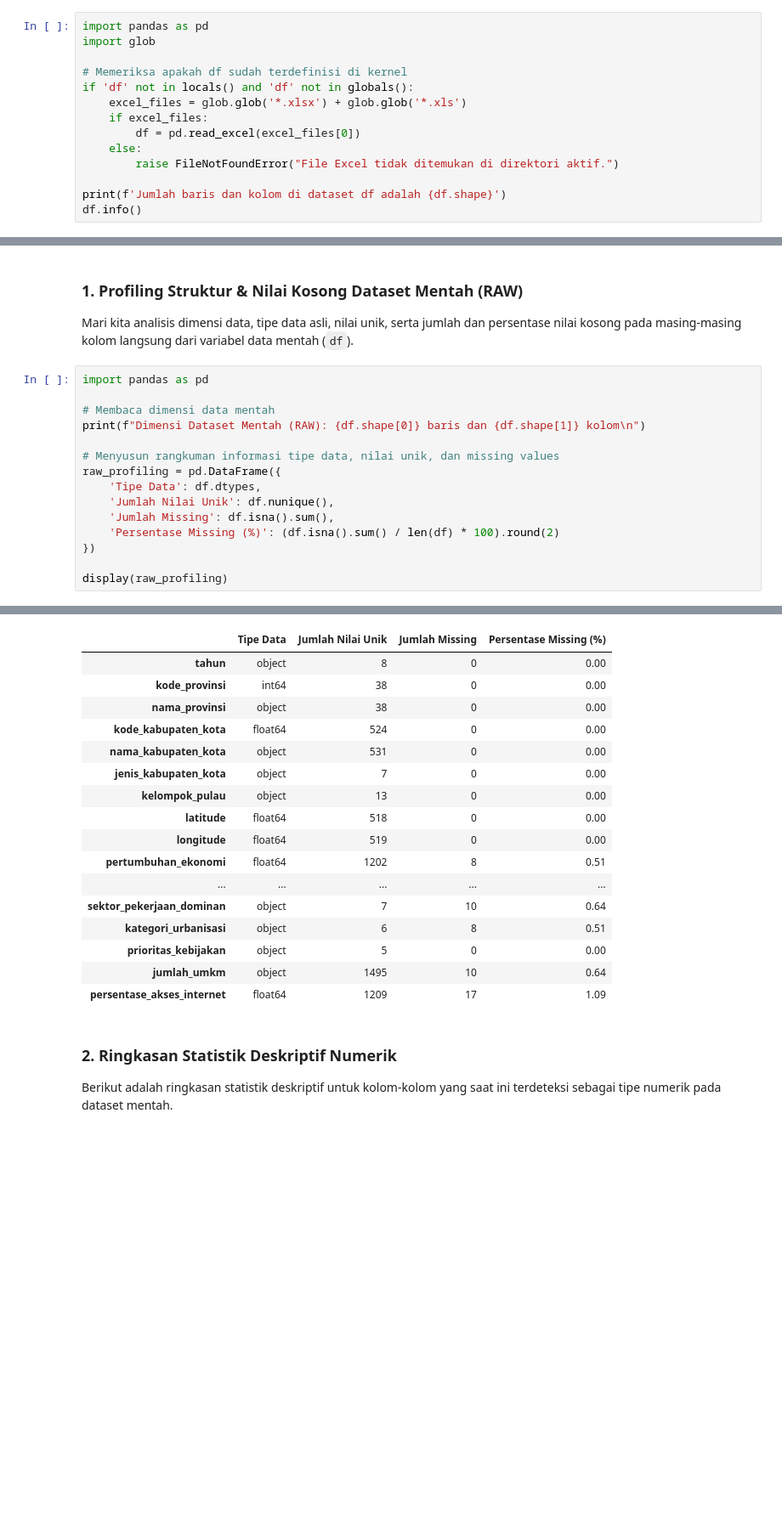
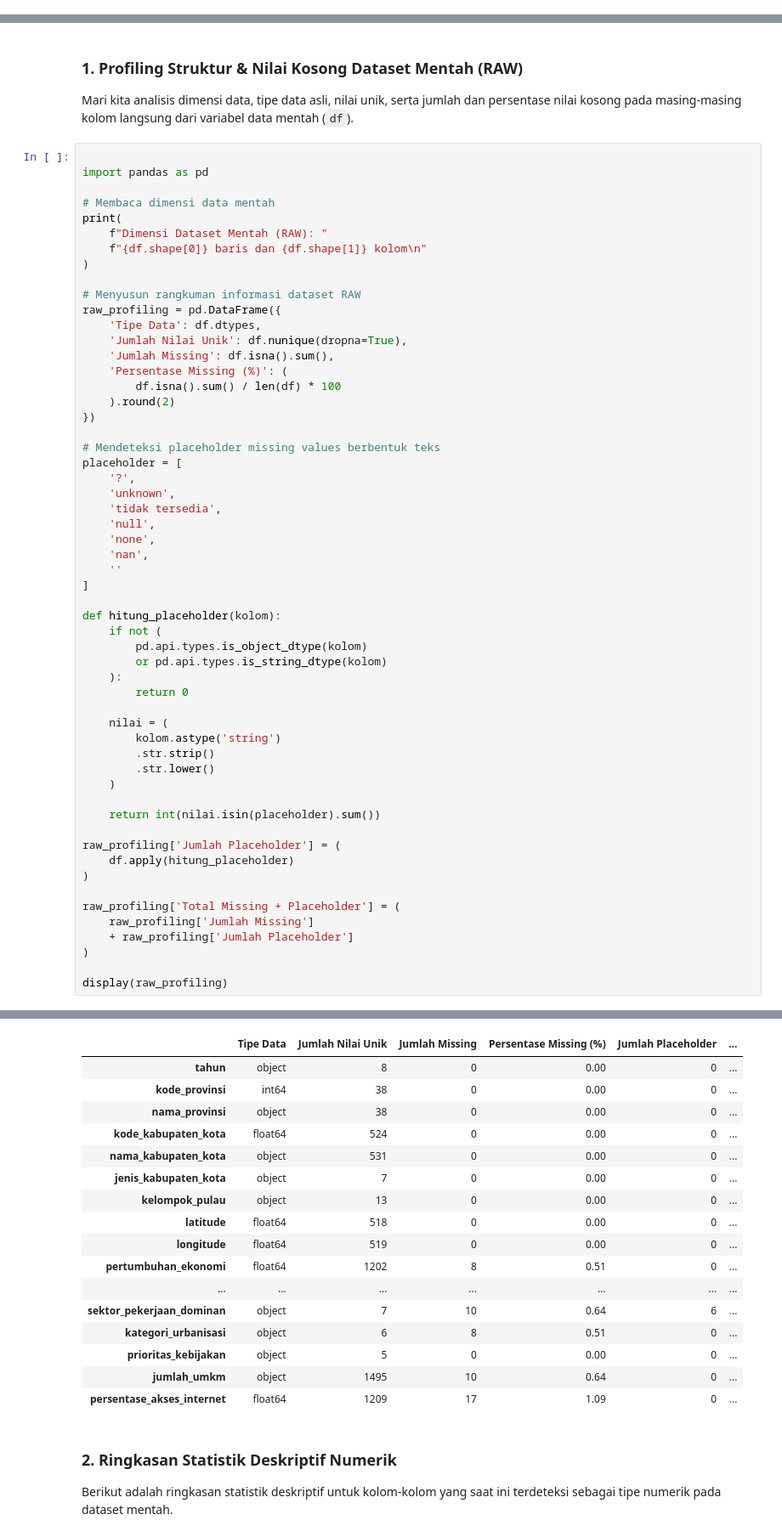
Before and after one commit to evafachria/SDG-Data-Clean-And-Feature-Engineering, a Jupyter notebook: Untitled20.ipynb, the cells around one changed output, grey strips where cells are left out. Shown at 85% size. Cells and saved outputs as stored; diff of their text form; blank space fills up the shorter version.

```diff
--- a/Untitled20.ipynb
+++ b/Untitled20.ipynb
@@ -160,17 +206,3 @@ Sebelum melakukan analisis terhadap indikator SDG 8, kita perlu memahami karakte
 Mengingat dataset yang digunakan mencakup 514 kabupaten/kota selama periode 2023–2025, kita perlu memastikan bahwa data memiliki kualitas dan konsistensi yang baik. Setiap anomali yang ditemukan akan ditelusuri dan ditangani pada tahap *Data Cleaning*, dengan mempertimbangkan aspek statistik, karakteristik indikator, dan *domain knowledge*.
 
 Pertama, mari kita lihat informasi umum dari **RAW dataset**.
-# %%
-import pandas as pd
-import glob
-
-# Memeriksa apakah df sudah terdefinisi di kernel
-if 'df' not in locals() and 'df' not in globals():
-    excel_files = glob.glob('*.xlsx') + glob.glob('*.xls')
-    if excel_files:
-        df = pd.read_excel(excel_files[0])
-    else:
-        raise FileNotFoundError("File Excel tidak ditemukan di direktori aktif.")
-
-print(f'Jumlah baris dan kolom di dataset df adalah {df.shape}')
-df.info()
@@ -196,39 +259,80 @@ memory usage: 378.9+ KB
 ### 1. Profiling Struktur & Nilai Kosong Dataset Mentah (RAW)
 Mari kita analisis dimensi data, tipe data asli, nilai unik, serta jumlah dan persentase nilai kosong pada masing-masing kolom langsung dari variabel data mentah (`df`).
 # %%
+
 import pandas as pd
 
 # Membaca dimensi data mentah
-print(f"Dimensi Dataset Mentah (RAW): {df.shape[0]} baris dan {df.shape[1]} kolom\n")
+print(
+    f"Dimensi Dataset Mentah (RAW): "
+    f"{df.shape[0]} baris dan {df.shape[1]} kolom\n"
+)
 
-# Menyusun rangkuman informasi tipe data, nilai unik, dan missing values
+# Menyusun rangkuman informasi dataset RAW
 raw_profiling = pd.DataFrame({
     'Tipe Data': df.dtypes,
-    'Jumlah Nilai Unik': df.nunique(),
+    'Jumlah Nilai Unik': df.nunique(dropna=True),
     'Jumlah Missing': df.isna().sum(),
-    'Persentase Missing (%)': (df.isna().sum() / len(df) * 100).round(2)
+    'Persentase Missing (%)': (
+        df.isna().sum() / len(df) * 100
+    ).round(2)
 })
 
+# Mendeteksi placeholder missing values berbentuk teks
+placeholder = [
+    '?',
+    'unknown',
+    'tidak tersedia',
+    'null',
+    'none',
+    'nan',
+    ''
+]
+
+def hitung_placeholder(kolom):
+    if not (
+        pd.api.types.is_object_dtype(kolom)
+        or pd.api.types.is_string_dtype(kolom)
+    ):
+        return 0
+
+    nilai = (
+        kolom.astype('string')
+        .str.strip()
+        .str.lower()
+    )
+
+    return int(nilai.isin(placeholder).sum())
+
+raw_profiling['Jumlah Placeholder'] = (
+    df.apply(hitung_placeholder)
+)
+
+raw_profiling['Total Missing + Placeholder'] = (
+    raw_profiling['Jumlah Missing']
+    + raw_profiling['Jumlah Placeholder']
+)
+
 display(raw_profiling)
 # %% [output]
 Dimensi Dataset Mentah (RAW): 1564 baris dan 31 kolom
-|  | Tipe Data | Jumlah Nilai Unik | Jumlah Missing | Persentase Missing (%) |
-| tahun | object | 8 | 0 | 0.00 |
-| kode_provinsi | int64 | 38 | 0 | 0.00 |
-| nama_provinsi | object | 38 | 0 | 0.00 |
-| kode_kabupaten_kota | float64 | 524 | 0 | 0.00 |
-| nama_kabupaten_kota | object | 531 | 0 | 0.00 |
-| jenis_kabupaten_kota | object | 7 | 0 | 0.00 |
-| kelompok_pulau | object | 13 | 0 | 0.00 |
-| latitude | float64 | 518 | 0 | 0.00 |
-| longitude | float64 | 519 | 0 | 0.00 |
-| pertumbuhan_ekonomi | float64 | 1202 | 8 | 0.51 |
-| ... | ... | ... | ... | ... |
-| sektor_pekerjaan_dominan | object | 7 | 10 | 0.64 |
-| kategori_urbanisasi | object | 6 | 8 | 0.51 |
-| prioritas_kebijakan | object | 5 | 0 | 0.00 |
-| jumlah_umkm | object | 1495 | 10 | 0.64 |
-| persentase_akses_internet | float64 | 1209 | 17 | 1.09 |
+|  | Tipe Data | Jumlah Nilai Unik | Jumlah Missing | Persentase Missing (%) | Jumlah Placeholder | ... |
+| tahun | object | 8 | 0 | 0.00 | 0 | ... |
+| kode_provinsi | int64 | 38 | 0 | 0.00 | 0 | ... |
+| nama_provinsi | object | 38 | 0 | 0.00 | 0 | ... |
+| kode_kabupaten_kota | float64 | 524 | 0 | 0.00 | 0 | ... |
+| nama_kabupaten_kota | object | 531 | 0 | 0.00 | 0 | ... |
+| jenis_kabupaten_kota | object | 7 | 0 | 0.00 | 0 | ... |
+| kelompok_pulau | object | 13 | 0 | 0.00 | 0 | ... |
+| latitude | float64 | 518 | 0 | 0.00 | 0 | ... |
+| longitude | float64 | 519 | 0 | 0.00 | 0 | ... |
+| pertumbuhan_ekonomi | float64 | 1202 | 8 | 0.51 | 0 | ... |
+| ... | ... | ... | ... | ... | ... | ... |
+| sektor_pekerjaan_dominan | object | 7 | 10 | 0.64 | 6 | ... |
+| kategori_urbanisasi | object | 6 | 8 | 0.51 | 0 | ... |
+| prioritas_kebijakan | object | 5 | 0 | 0.00 | 0 | ... |
+| jumlah_umkm | object | 1495 | 10 | 0.64 | 0 | ... |
+| persentase_akses_internet | float64 | 1209 | 17 | 1.09 | 0 | ... |
 # %% [markdown]
 ### 2. Ringkasan Statistik Deskriptif Numerik
 Berikut adalah ringkasan statistik deskriptif untuk kolom-kolom yang saat ini terdeteksi sebagai tipe numerik pada dataset mentah.
```
Also changed, not shown: parts of 67 cells of this notebook.
